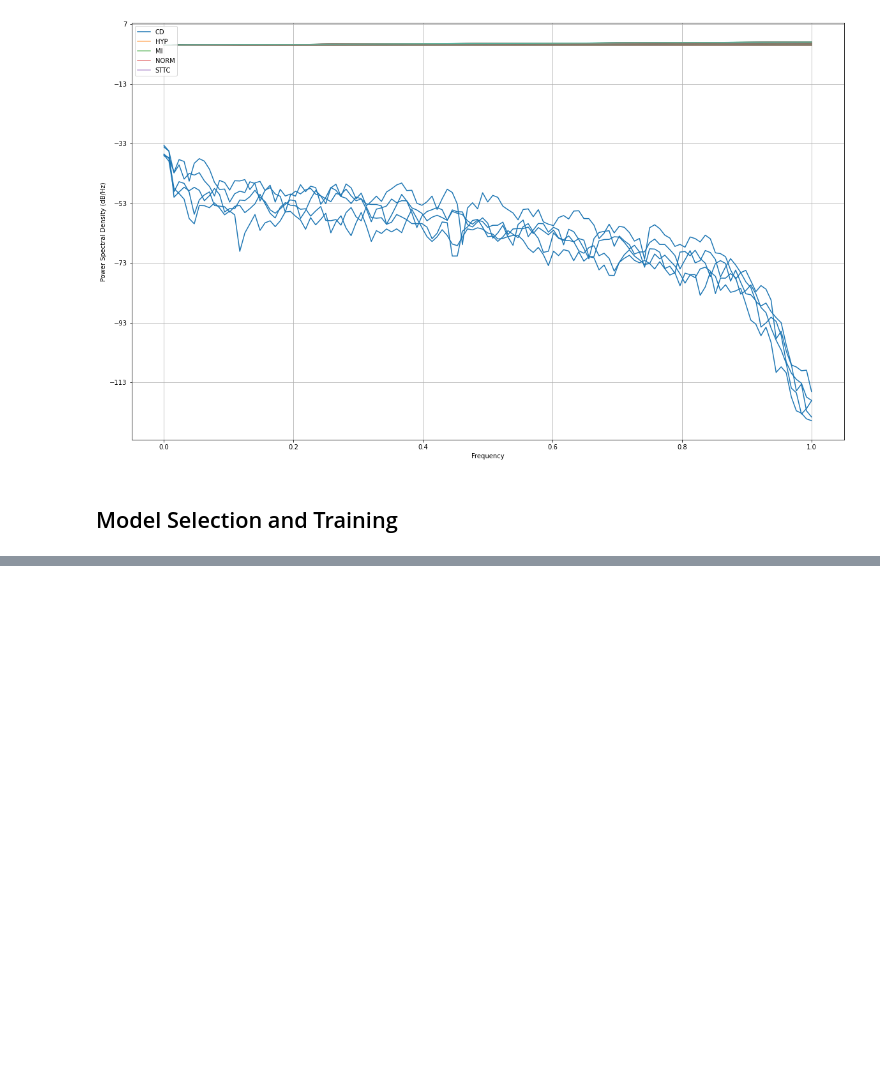
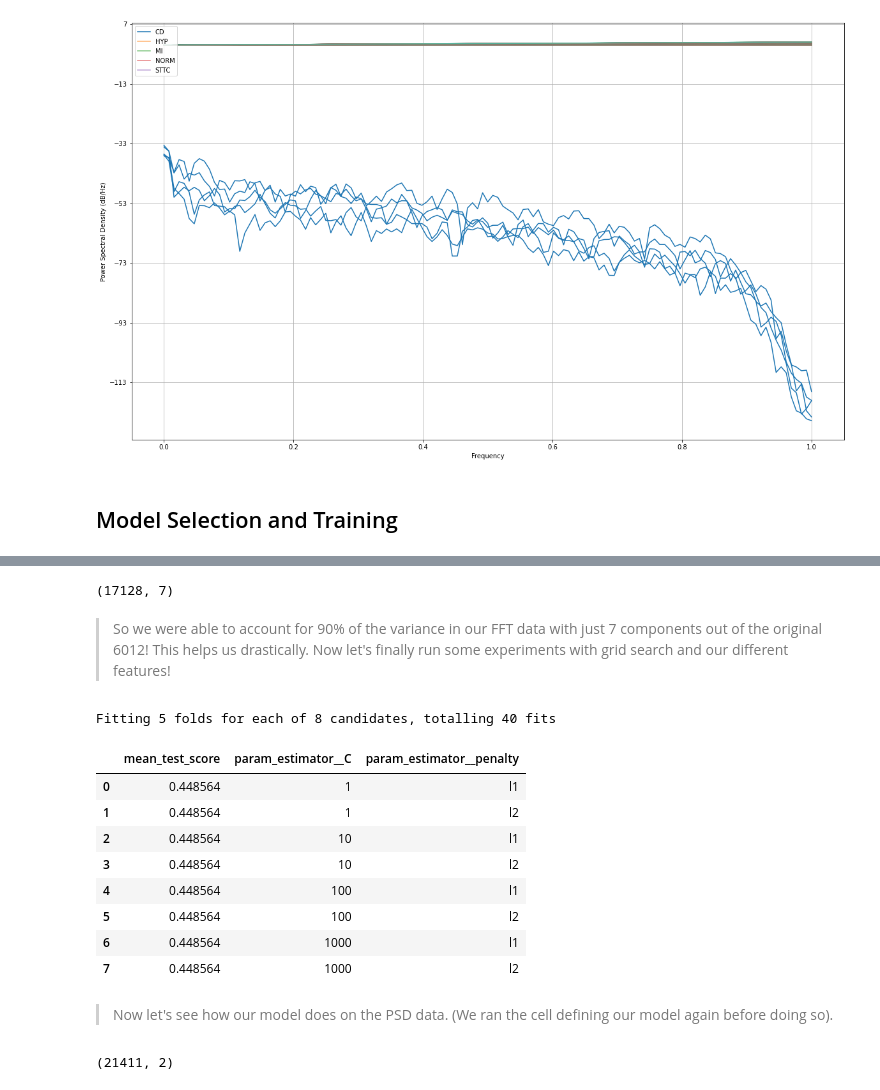
Before and after one commit to COGS118A/Group041-Wi23, a Jupyter notebook: 118A Final project.ipynb, the cells around one changed output, grey strips where cells are left out. Saved outputs shown, nothing was run; the diff lists cells and outputs as text; code cells hidden in the pictures; blank space fills up the shorter version.

```diff
--- a/118A Final project.ipynb
+++ b/118A Final project.ipynb
@@ -439,0 +435,41 @@ mean_waveforms_reduced.shape
+# %%
+pca_fft = PCA(n_components=0.9)
+X_train_fft = pca_fft.fit_transform(X_train_fft)
+X_train_fft.shape
+# %% [output]
+(17128, 7)
+# %% [markdown]
+> So we were able to account for 90% of the variance in our FFT data with just 7 components out of the original 6012! This helps us drastically. Now let's finally run some experiments with grid search and our different features!
+# %%
+X_test_fft = PCA(n_components=7).fit_transform(X_test_fft)
+
+X_train_fft = StandardScaler().fit_transform(X_train_fft)
+X_test_fft = StandardScaler().fit_transform(X_test_fft)
+# %%
+model = OneVsOneClassifier(LogisticRegression())
+
+param_grid = {
+            'estimator__solver':['liblinear'],
+            'estimator__penalty' : ['l1', 'l2'],
+            'estimator__C' : [1,10,100,1000],
+            }
+
+clf = GridSearchCV(model, param_grid = param_grid, cv = 5, verbose=True);
+# %%
+clf.fit(X_train_fft,y_train_fft);
+# %% [output]
+Fitting 5 folds for each of 8 candidates, totalling 40 fits
+# %%
+pd.DataFrame(clf.cv_results_)[['mean_test_score','param_estimator__C','param_estimator__penalty']]
+# %% [output]
+|  | mean_test_score | param_estimator__C | param_estimator__penalty |
+| 0 | 0.448564 | 1 | l1 |
+| 1 | 0.448564 | 1 | l2 |
+| 2 | 0.448564 | 10 | l1 |
+| 3 | 0.448564 | 10 | l2 |
+| 4 | 0.448564 | 100 | l1 |
+| 5 | 0.448564 | 100 | l2 |
+| 6 | 0.448564 | 1000 | l1 |
+| 7 | 0.448564 | 1000 | l2 |
+# %% [markdown]
+> Now let's see how our model does on the PSD data. (We ran the cell defining our model again before doing so).
@@ -439,0 +478,4 @@ mean_waveforms_reduced.shape
+# %%
+waveforms_psd.shape
+# %% [output]
+(21411, 2)
```
Also changed, not shown: parts of 61 cells of this notebook.
